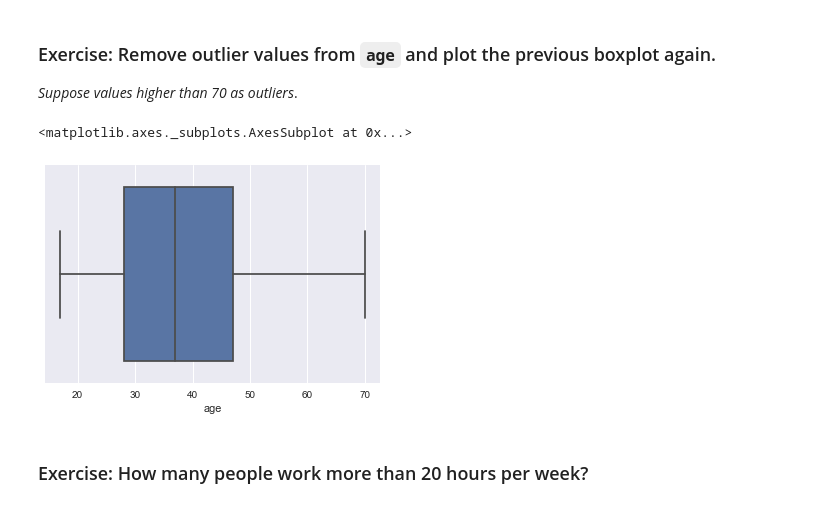
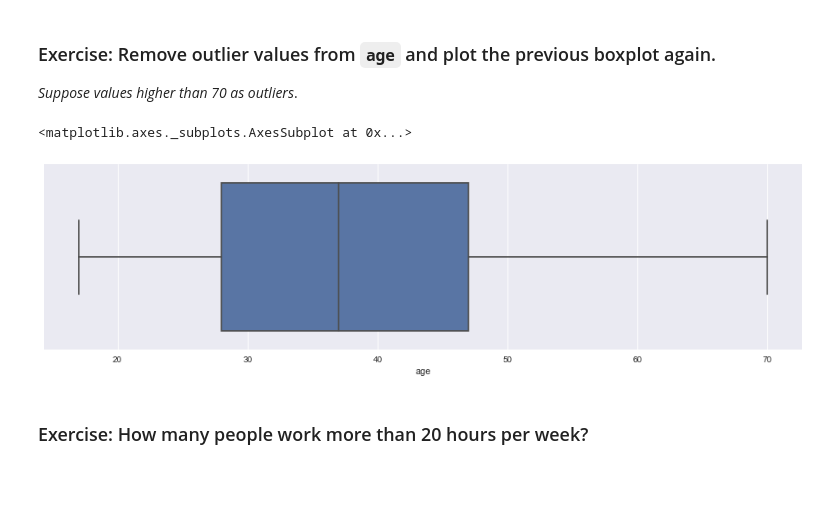
Before and after one commit to AndyDeNike/RMOTR, a Jupyter notebook: projects/data-science/ds-unit-2-us-census-analyisis/Project 2 - US Census.ipynb, the cells around one changed output. Saved outputs shown, nothing was run; the diff lists cells and outputs as text; code cells hidden in the pictures; blank space fills up the shorter version.

```diff
--- a/projects/data-science/ds-unit-2-us-census-analyisis/Project 2 - US Census.ipynb
+++ b/projects/data-science/ds-unit-2-us-census-analyisis/Project 2 - US Census.ipynb
@@ -345,11 +345,12 @@ _Suppose values higher than 70 as outliers_.
 # %%
 # Expected solution:
 age_under_equal_70 = df.loc[df['age'] <= 70]['age']
 
+plt.figure(figsize=(16,4))
 sns.boxplot(age_under_equal_70)
 # %% [output]
 <matplotlib.axes._subplots.AxesSubplot at 0x...>
-[figure, old version]
+[figure, new version]
 # %% [markdown]
 ### Exercise: How many people work more than 20 hours per week?
 # %%
```
Also changed, not shown: parts of 2 cells of this notebook.
